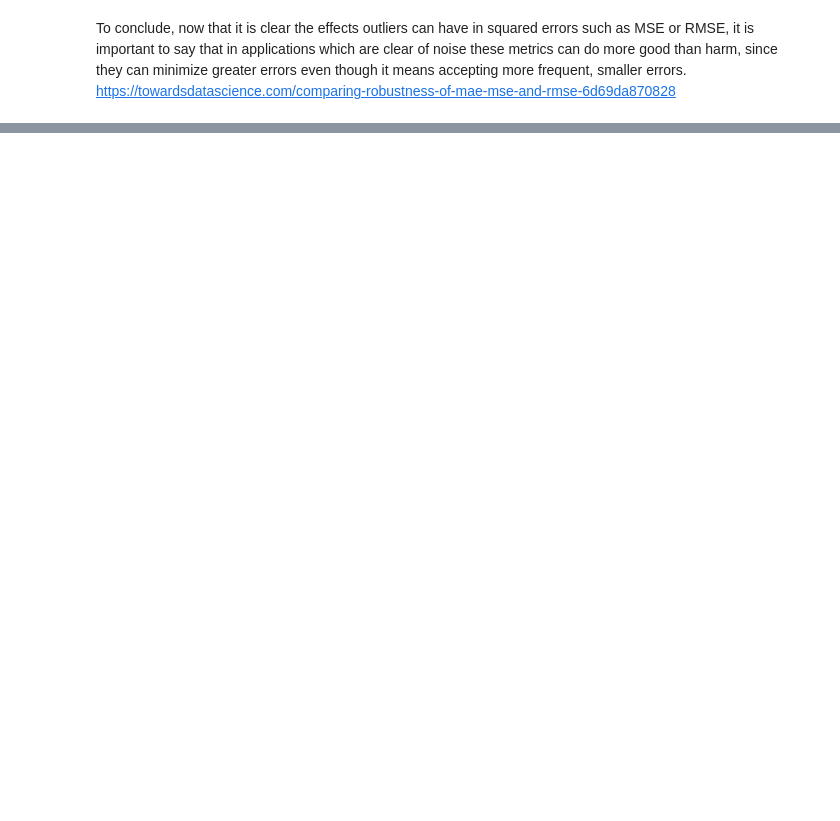
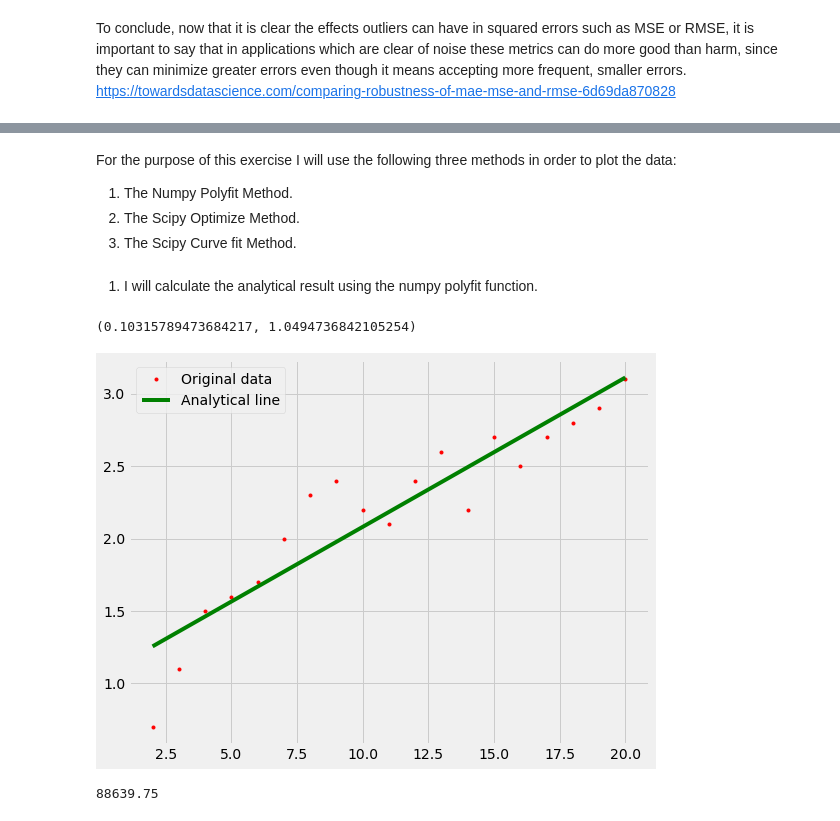
Before and after one commit to fionnmccarthy/ml-and-stats-assessment, a Jupyter notebook: Practical/02-models-exercises.ipynb, the cells around one changed output, grey strips where cells are left out. Drawn from its saved outputs; the diff is of its cells as text; code cells hidden in the pictures; blank space fills up the shorter version.

Commit message:
models exercise 2

```diff
--- a/Practical/02-models-exercises.ipynb
+++ b/Practical/02-models-exercises.ipynb
@@ -201,0 +226,25 @@ y = [0.7, 1.1, 1.5, 1.6, 1.7, 2.0, 2.3, 2.4, 2.2, 2.1, 2.4, 2.6, 2.2, 2.7, 2.5,
+# %% [markdown]
+For the purpose of this exercise I will use the following three methods in order to plot the data:
+1. The Numpy Polyfit Method.
+2. The Scipy Optimize Method.
+3. The Scipy Curve fit Method.
+# %% [markdown]
+1. I will calculate the analytical result using the numpy polyfit function.
+# %%
+# previous analyitcal result
+m_a, c_a = np.polyfit(x, y, 1)
+#Print the m and c values (analytical results).
+m_a, c_a
+# %% [output]
+(0.10315789473684217, 1.0494736842105254)
+# %%
+# Plot the best fit line from the optimization.
+fig, ax = plt.subplots(figsize=(8, 6))
+ax.plot(x, y, 'r.', label='Original data')
+ax.plot(x, m_a * x + c_a, 'g-', label='Analytical line')
+ax.legend()
+
+# Show the plot.
+plt.show()
+# %% [output]
+[figure, added]
@@ -201,0 +267,5 @@ y = [0.7, 1.1, 1.5, 1.6, 1.7, 2.0, 2.3, 2.4, 2.2, 2.1, 2.4, 2.6, 2.2, 2.7, 2.5,
+# %%
+# Run a quick test.
+cost((5.0, 10.0))
+# %% [output]
+88639.75
```
Also changed, not shown: parts of 18 cells of this notebook.
